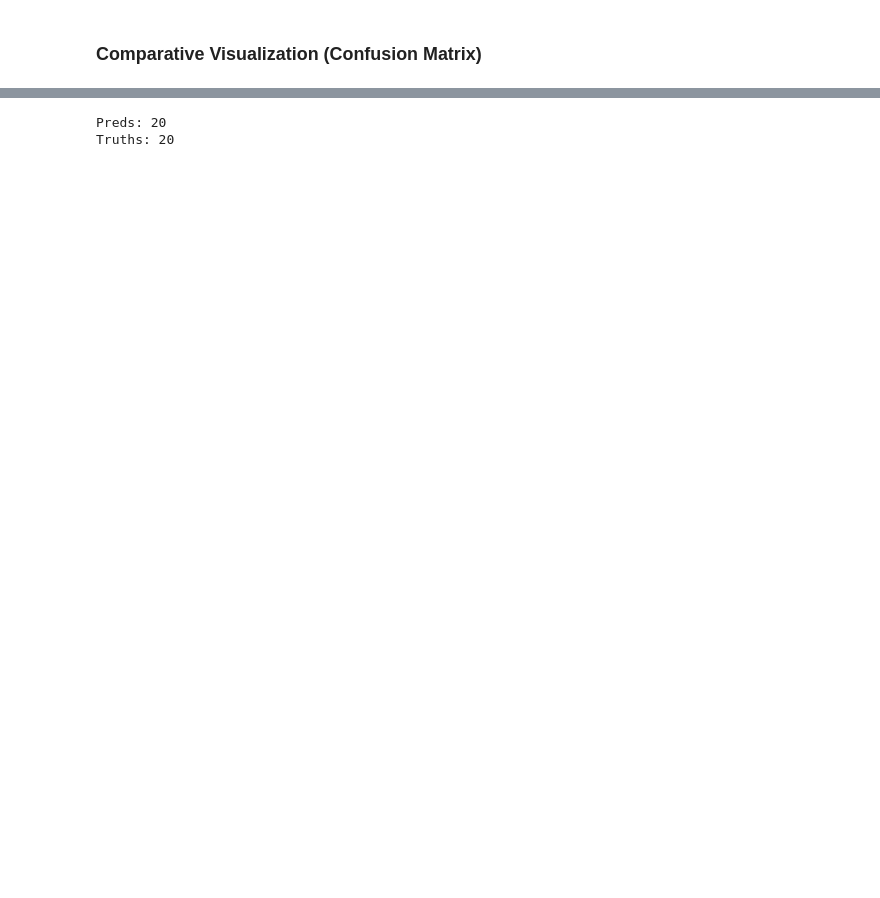
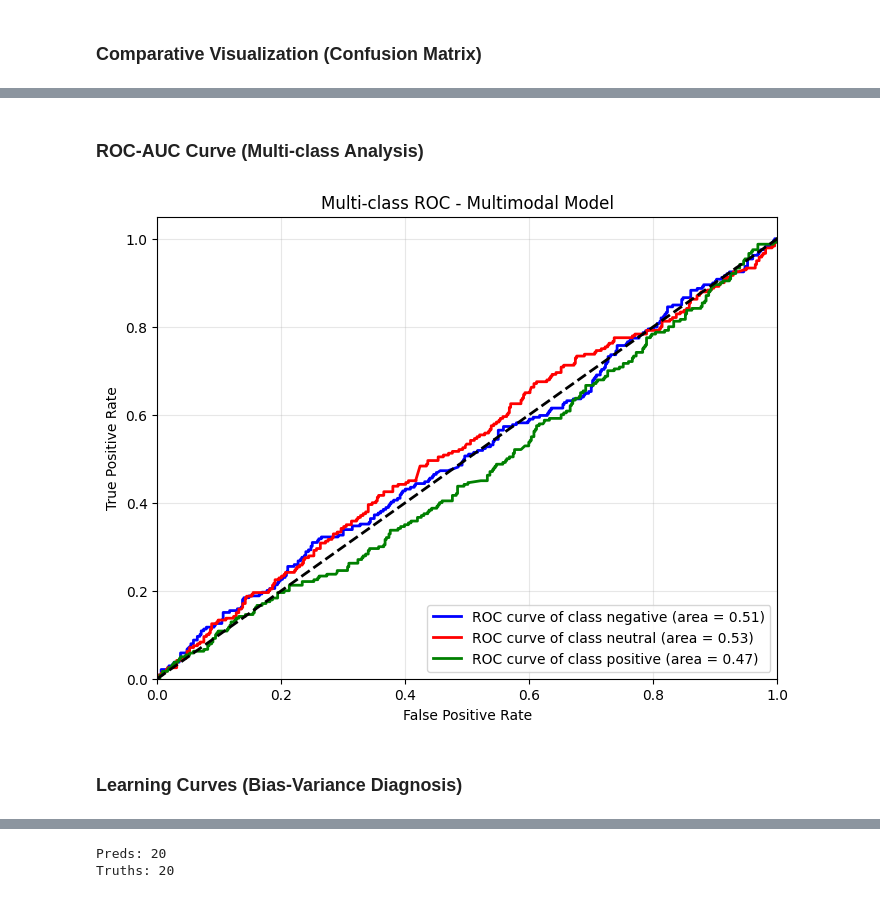
Before and after one commit to aagya0805/neural_network, a Jupyter notebook: sentiment_analysis.ipynb, the cells around one changed output, grey strips where cells are left out. Cells and saved outputs as stored; diff of their text form; code cells hidden in the pictures; blank space fills up the shorter version.

```diff
--- a/sentiment_analysis.ipynb
+++ b/sentiment_analysis.ipynb
@@ -1128,0 +1211,43 @@ print(comparison_df.round(4))
+# %% [markdown]
+### **ROC-AUC Curve (Multi-class Analysis)**
+# %%
+def plot_multiclass_roc(model, X_test, y_test, model_name):
+    classes = list(model.classes_)
+
+    num_to_word = {0: 'negative', 1: 'neutral', 2: 'positive'}
+    y_test_words = [num_to_word[i] for i in y_test]
+
+    y_test_bin = label_binarize(y_test_words, classes=classes)
+    n_classes = y_test_bin.shape[1]
+
+    y_score = model.predict_proba(X_test)
+
+    fpr = dict()
+    tpr = dict()
+    roc_auc = dict()
+
+    for i in range(n_classes):
+        fpr[i], tpr[i], _ = roc_curve(y_test_bin[:, i], y_score[:, i])
+        roc_auc[i] = auc(fpr[i], tpr[i])
+
+    plt.figure(figsize=(8, 6))
+    colors = ['blue', 'red', 'green']
+    for i, color in zip(range(n_classes), colors):
+        plt.plot(fpr[i], tpr[i], color=color, lw=2,
+                 label=f'ROC curve of class {classes[i]} (area = {roc_auc[i]:0.2f})')
+
+    plt.plot([0, 1], [0, 1], 'k--', lw=2)
+    plt.xlim([0.0, 1.0])
+    plt.ylim([0.0, 1.05])
+    plt.xlabel('False Positive Rate')
+    plt.ylabel('True Positive Rate')
+    plt.title(f'Multi-class ROC - {model_name}')
+    plt.legend(loc="lower right")
+    plt.grid(alpha=0.3)
+    plt.show()
+
+plot_multiclass_roc(clf_multimodal, X_multimodal_test, y_test_final, "Multimodal Model")
+# %% [output]
+[figure, added]
+# %% [markdown]
+### **Learning Curves (Bias-Variance Diagnosis)**
```
Also changed, not shown: parts of 77 cells of this notebook.
